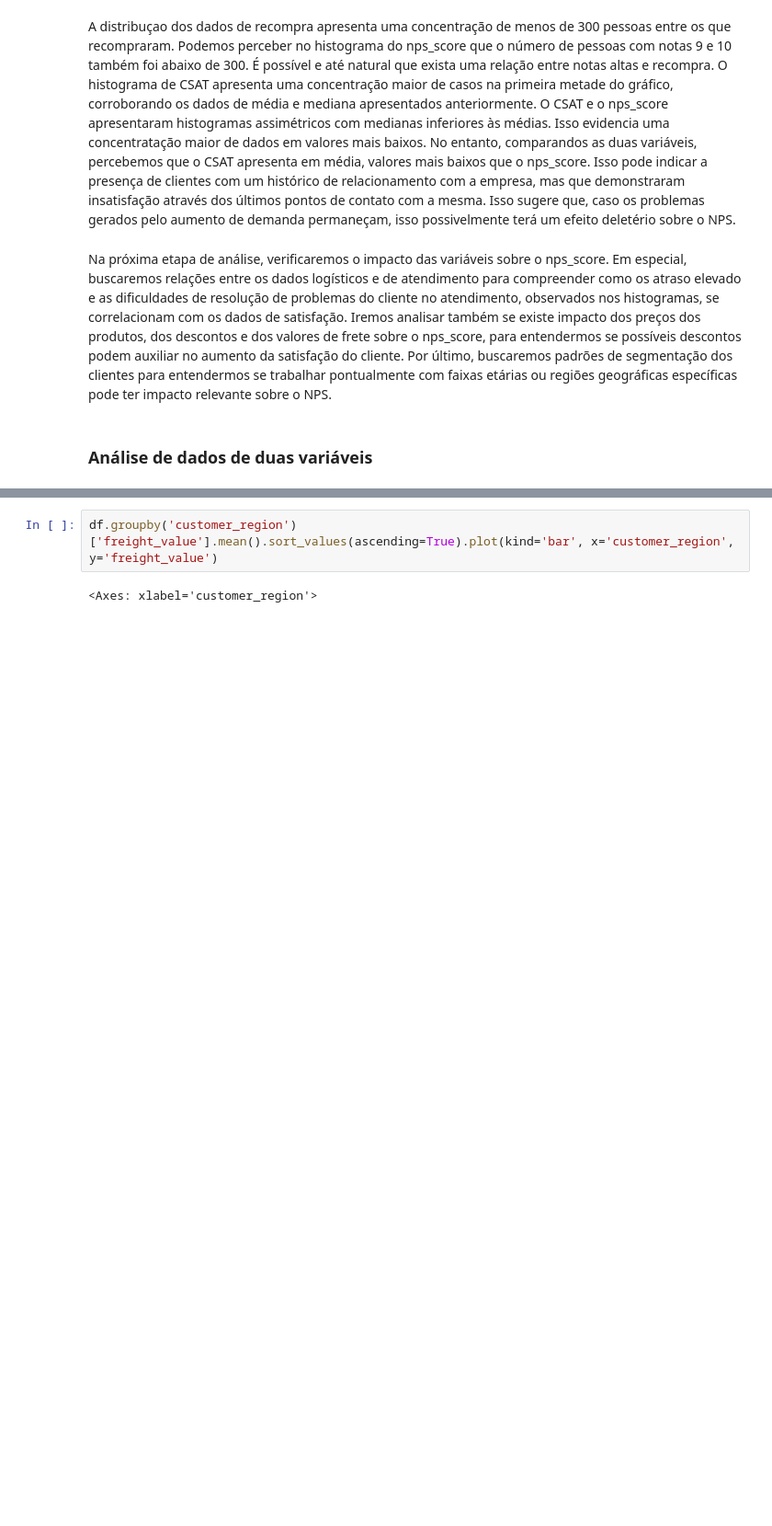
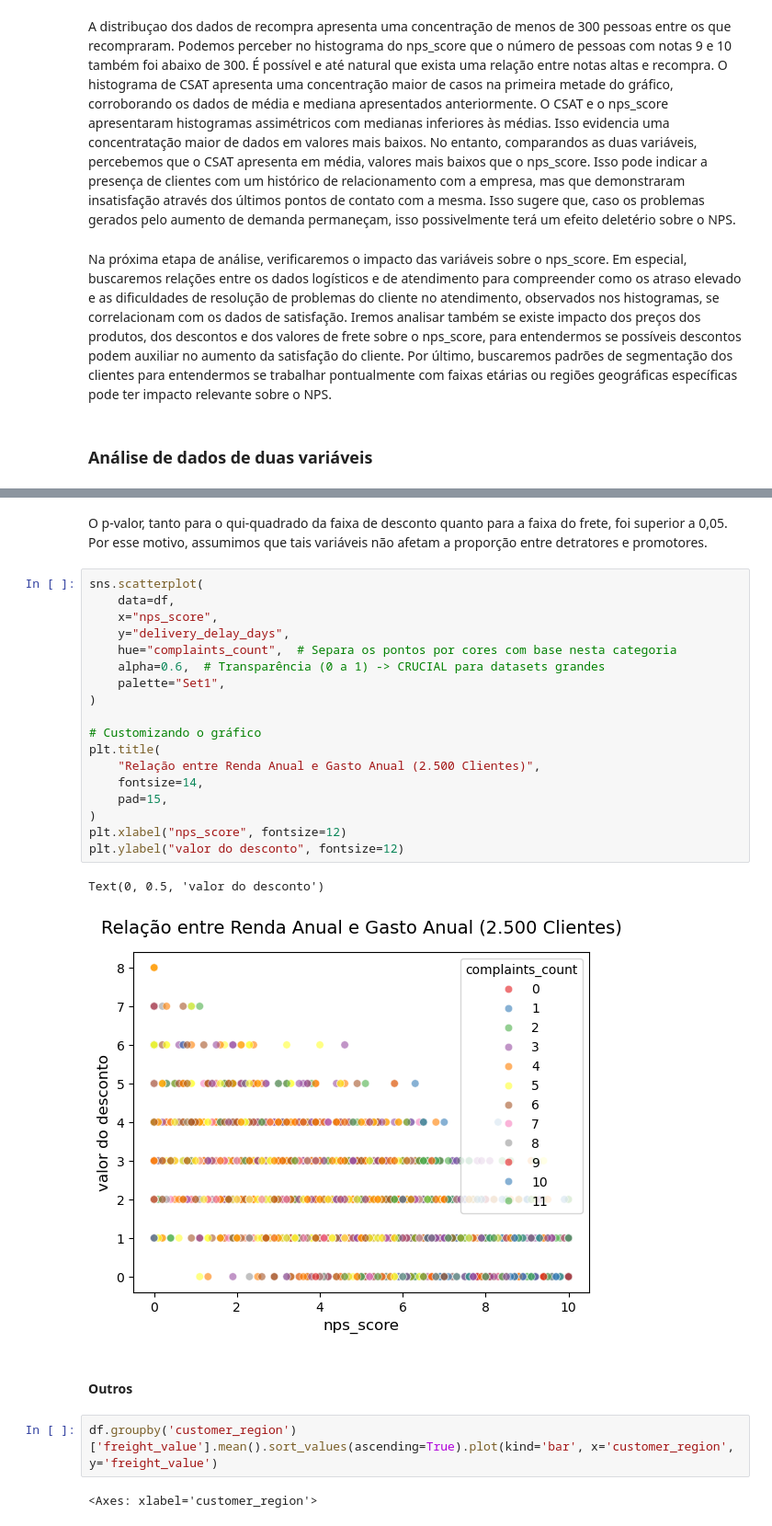
Before and after one commit to 1IAST-G29/TechChallenge-Fase1, a Jupyter notebook: notebooks/tech-challenge.ipynb, the cells around one changed output, grey strips where cells are left out. Shown at 92% size. Cells and saved outputs as stored; diff of their text form; blank space fills up the shorter version.

Commit message:
Análises de duas variáveis, testes de hipótese. Parei nos dados logísticos

```diff
--- a/notebooks/tech-challenge.ipynb
+++ b/notebooks/tech-challenge.ipynb
@@ -373,3 +571,28 @@ df
+# %% [markdown]
+O p-valor, tanto para o qui-quadrado da faixa de desconto quanto para a faixa do frete, foi superior a 0,05. Por esse motivo, assumimos que tais variáveis não afetam a proporção entre detratores e promotores.
+# %%
+sns.scatterplot(
+    data=df,
+    x="nps_score",
+    y="delivery_delay_days",
+    hue="complaints_count",  # Separa os pontos por cores com base nesta categoria
+    alpha=0.6,  # Transparência (0 a 1) -> CRUCIAL para datasets grandes
+    palette="Set1",
+)
+
+# Customizando o gráfico
+plt.title(
+    "Relação entre Renda Anual e Gasto Anual (2.500 Clientes)",
+    fontsize=14,
+    pad=15,
+)
+plt.xlabel("nps_score", fontsize=12)
+plt.ylabel("valor do desconto", fontsize=12)
+# %% [output]
+Text(0, 0.5, 'valor do desconto')
+[figure, added]
+# %% [markdown]
+#### Outros
 # %%
 df.groupby('customer_region')['freight_value'].mean().sort_values(ascending=True).plot(kind='bar', x='customer_region', y='freight_value')
 # %% [output]
```
Also changed, not shown: parts of 24 cells of this notebook, 1 other file.
